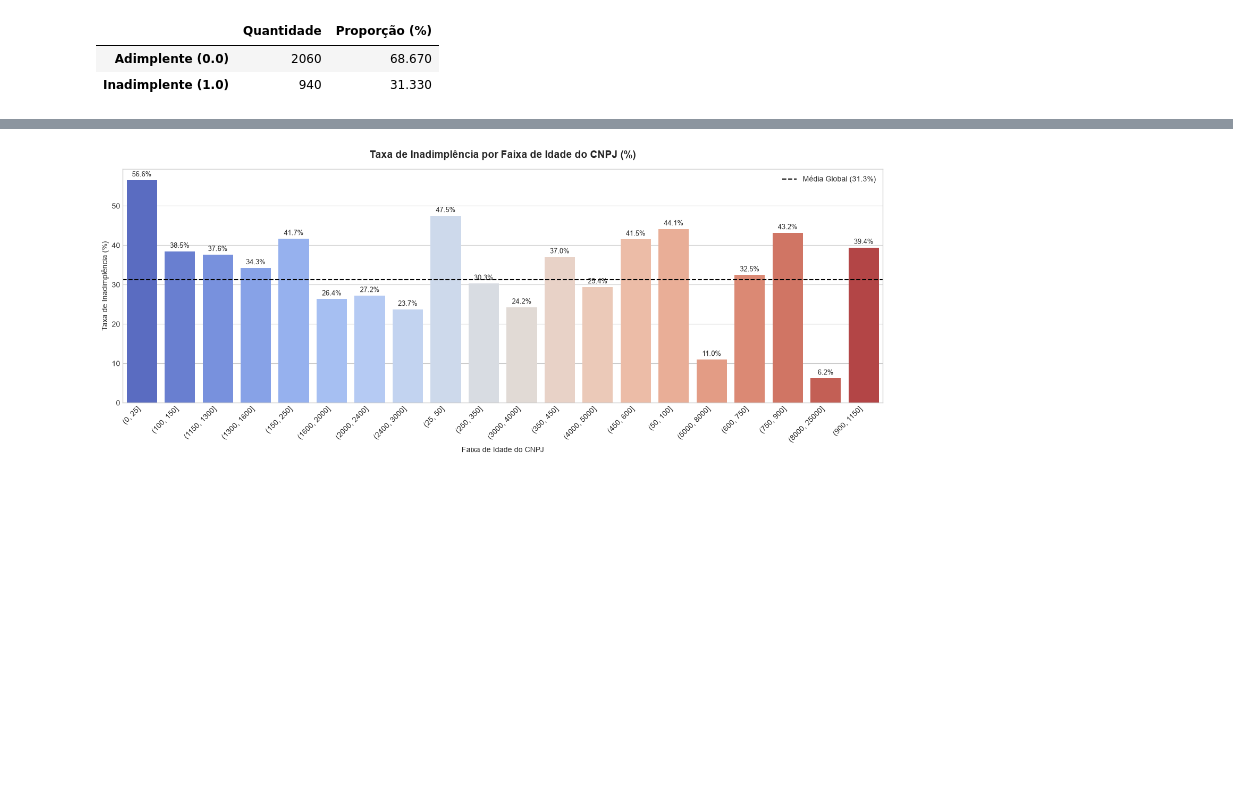
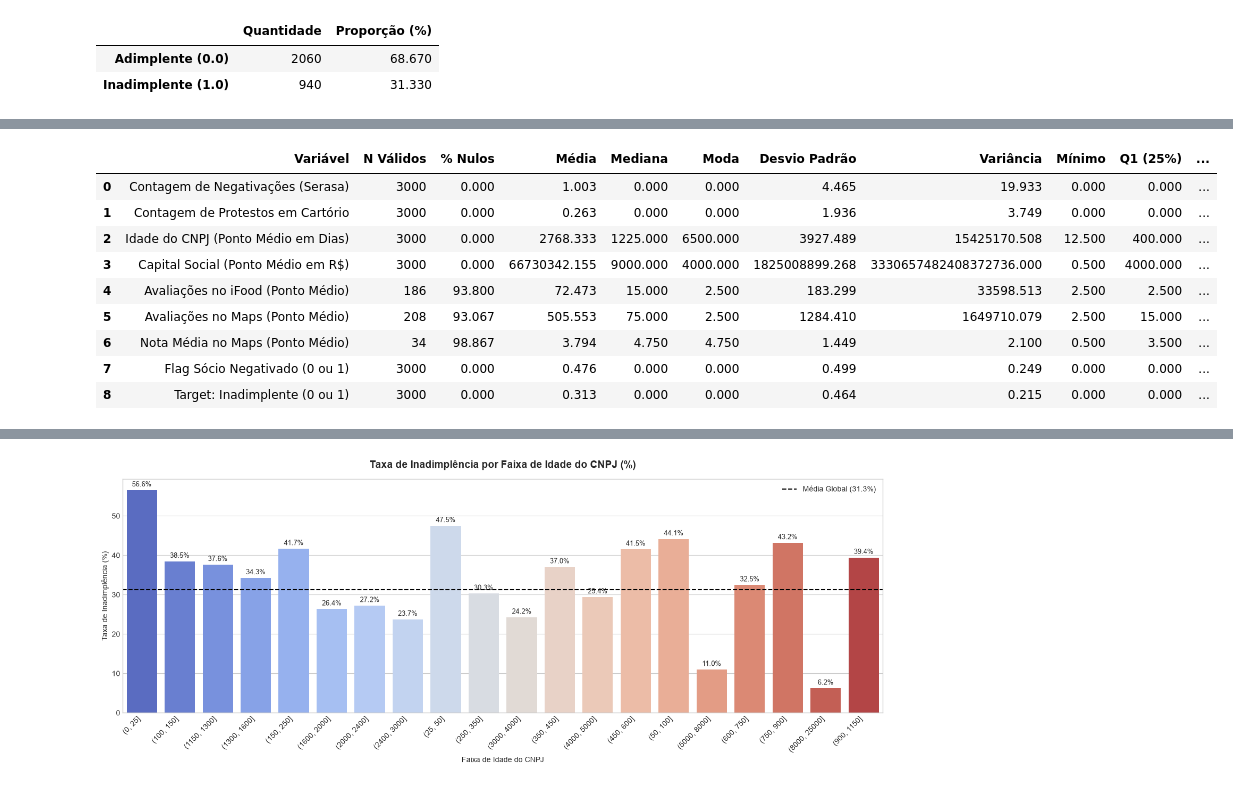
Before and after one commit to codg-source/Projeto-Praso---ML, a Jupyter notebook: EDA_Clientes.ipynb, the cells around one changed output, grey strips where cells are left out. Drawn from its saved outputs; the diff is of its cells as text; code cells hidden in the pictures; blank space fills up the shorter version.

```diff
--- a/EDA_Clientes.ipynb
+++ b/EDA_Clientes.ipynb
@@ -194,0 +197,90 @@ plt.show()
+# %%
+# 4.1. Extração de Pontos Médios e Cálculo de Estatísticas Descritivas Quantitativas
+
+def extrair_ponto_medio(intervalo_str):
+    """Converte faixas intervalares em formato string '(a, b]' no ponto médio numérico (a + b) / 2."""
+    if pd.isna(intervalo_str):
+        return np.nan
+    s = str(intervalo_str).strip().replace('(', '').replace(']', '').replace(' ', '')
+    partes = s.split(',')
+    if len(partes) == 2:
+        try:
+            return (float(partes[0]) + float(partes[1])) / 2.0
+        except ValueError:
+            return np.nan
+    return np.nan
+
+# Criação de versões numéricas das variáveis contínuas intervalares
+df_clientes['idade_cnpj_num'] = df_clientes['idade_cnpj'].apply(extrair_ponto_medio)
+df_clientes['capital_social_num'] = df_clientes['capital_social'].apply(extrair_ponto_medio)
+df_clientes['ifood_contagem_avaliacoes_num'] = df_clientes['ifood_contagem_avaliacoes'].apply(extrair_ponto_medio)
+df_clientes['google_maps_avaliacao_num'] = df_clientes['google_maps_avaliacao'].apply(extrair_ponto_medio)
+df_clientes['google_maps_contagem_avaliacoes_num'] = df_clientes['google_maps_contagem_avaliacoes'].apply(extrair_ponto_medio)
+
+# Lista de variáveis quantitativas analisadas
+variaveis_quantitativas = [
+    ('serasa_contagem_negativacoes', 'Contagem de Negativações (Serasa)'),
+    ('serasa_contagem_protestos', 'Contagem de Protestos em Cartório'),
+    ('idade_cnpj_num', 'Idade do CNPJ (Ponto Médio em Dias)'),
+    ('capital_social_num', 'Capital Social (Ponto Médio em R$)'),
+    ('ifood_contagem_avaliacoes_num', 'Avaliações no iFood (Ponto Médio)'),
+    ('google_maps_contagem_avaliacoes_num', 'Avaliações no Maps (Ponto Médio)'),
+    ('google_maps_avaliacao_num', 'Nota Média no Maps (Ponto Médio)'),
+    ('serasa_socio_tem_negativacao', 'Flag Sócio Negativado (0 ou 1)'),
+    ('inadimplente', 'Target: Inadimplente (0 ou 1)')
+]
+
+estatisticas_quantitativas = []
+
+for col, rotulo in variaveis_quantitativas:
+    serie = df_clientes[col].dropna()
+    n_validos = int(serie.count())
+    n_nulos = int(df_clientes[col].isnull().sum())
+    pct_nulos = (n_nulos / len(df_clientes)) * 100
+
+    media = serie.mean()
+    mediana = serie.median()
+    moda_val = serie.mode().iloc[0] if not serie.empty else np.nan
+    desvio = serie.std()
+    variancia = serie.var()
+    minimo = serie.min()
+    q1 = serie.quantile(0.25)
+    q3 = serie.quantile(0.75)
+    maximo = serie.max()
+    amplitude = maximo - minimo
+    iqr = q3 - q1
+    skew = serie.skew()
+    kurt = serie.kurtosis()
+
+    estatisticas_quantitativas.append({
+        'Variável': rotulo,
+        'N Válidos': n_validos,
+        '% Nulos': pct_nulos,
+        'Média': media,
+        'Mediana': mediana,
+        'Moda': moda_val,
+        'Desvio Padrão': desvio,
+        'Variância': variancia,
+        'Mínimo': minimo,
+        'Q1 (25%)': q1,
+        'Q3 (75%)': q3,
+        'Máximo': maximo,
+        'Amplitude': amplitude,
+        'IQR': iqr,
+        'Assimetria (Skew)': skew,
+        'Curtose (Kurt)': kurt
+    })
+
+tabela_quantitativas = pd.DataFrame(estatisticas_quantitativas)
+display(tabela_quantitativas)
+# %% [output]
+|  | Variável | N Válidos | % Nulos | Média | Mediana | Moda | Desvio Padrão | Variância | Mínimo | Q1 (25%) | ... |
+| 0 | Contagem de Negativações (Serasa) | 3000 | 0.000 | 1.003 | 0.000 | 0.000 | 4.465 | 19.933 | 0.000 | 0.000 | ... |
+| 1 | Contagem de Protestos em Cartório | 3000 | 0.000 | 0.263 | 0.000 | 0.000 | 1.936 | 3.749 | 0.000 | 0.000 | ... |
+| 2 | Idade do CNPJ (Ponto Médio em Dias) | 3000 | 0.000 | 2768.333 | 1225.000 | 6500.000 | 3927.489 | 15425170.508 | 12.500 | 400.000 | ... |
+| 3 | Capital Social (Ponto Médio em R$) | 3000 | 0.000 | 66730342.155 | 9000.000 | 4000.000 | 1825008899.268 | 3330657482408372736.000 | 0.500 | 4000.000 | ... |
+| 4 | Avaliações no iFood (Ponto Médio) | 186 | 93.800 | 72.473 | 15.000 | 2.500 | 183.299 | 33598.513 | 2.500 | 2.500 | ... |
+| 5 | Avaliações no Maps (Ponto Médio) | 208 | 93.067 | 505.553 | 75.000 | 2.500 | 1284.410 | 1649710.079 | 2.500 | 15.000 | ... |
+| 6 | Nota Média no Maps (Ponto Médio) | 34 | 98.867 | 3.794 | 4.750 | 4.750 | 1.449 | 2.100 | 0.500 | 3.500 | ... |
+| 7 | Flag Sócio Negativado (0 ou 1) | 3000 | 0.000 | 0.476 | 0.000 | 0.000 | 0.499 | 0.249 | 0.000 | 0.000 | ... |
+| 8 | Target: Inadimplente (0 ou 1) | 3000 | 0.000 | 0.313 | 0.000 | 0.000 | 0.464 | 0.215 | 0.000 | 0.000 | ... |
```
Also changed, not shown: parts of 10 cells of this notebook.
